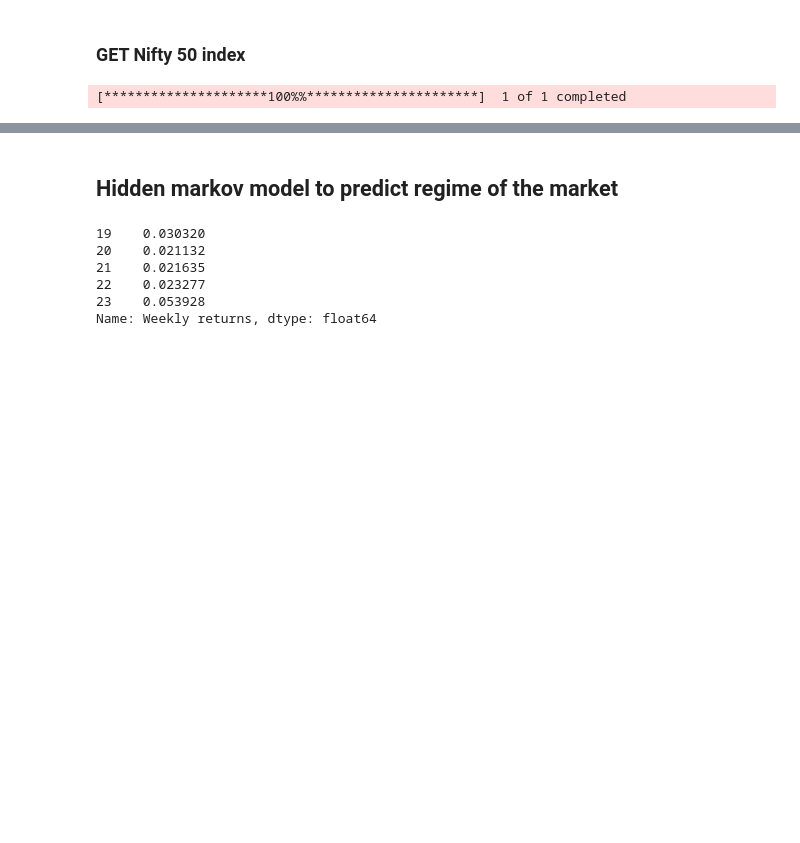
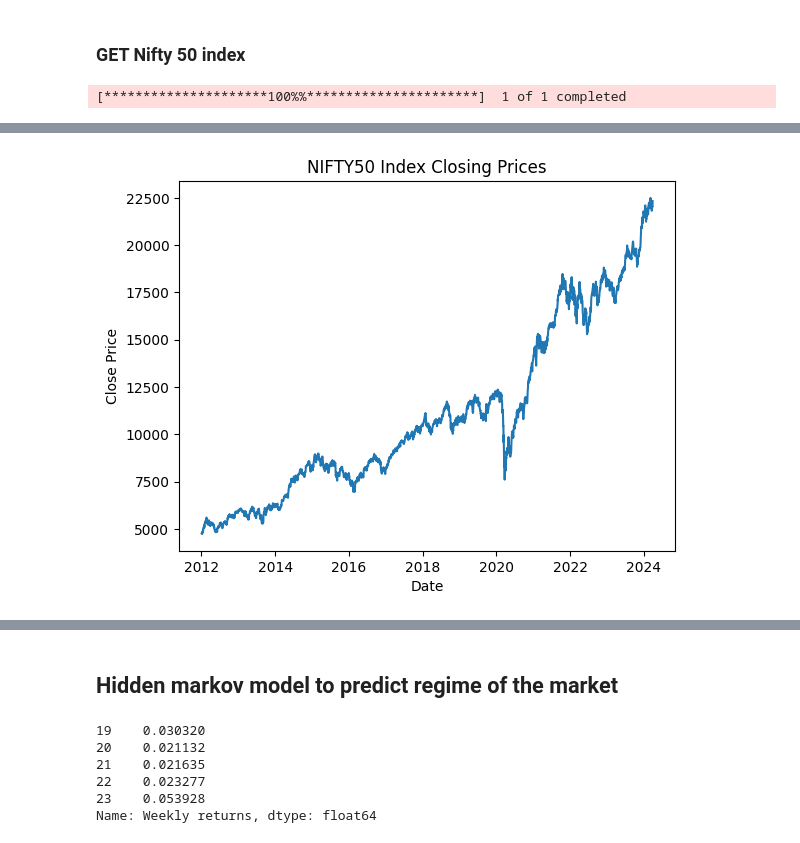
Before and after one commit to lakshman2003/BTP, a Jupyter notebook: Code/test_code/Clustering.ipynb, the cells around one changed output, grey strips where cells are left out. Drawn from its saved outputs; the diff is of its cells as text; code cells hidden in the pictures; blank space fills up the shorter version.

```diff
--- a/Code/test_code/Clustering.ipynb
+++ b/Code/test_code/Clustering.ipynb
@@ -115,3 +82,6 @@ stock_data_with_indicators = calculate_technical_indicators(stock_data)
 stock_data_with_indicators.to_csv("../Dataset_Indicators/nifty50Index.csv")
 # %% [output]
 [*********************100%%**********************]  1 of 1 completed
+# %%
+nifty50index = pd.read_csv("../Dataset_Indicators/nifty50Index.csv")
+nifty50index.head(10)
@@ -117,0 +114,9 @@ stock_data_with_indicators.to_csv("../Dataset_Indicators/nifty50Index.csv")
+# %%
+import matplotlib.pyplot as plt
+plt.plot(pd.to_datetime(nifty50index['Date']), nifty50index['Close'])
+plt.xlabel('Date')
+plt.ylabel('Close Price')
+plt.title('NIFTY50 Index Closing Prices')
+plt.show()
+# %% [output]
+[figure, added]
```
Also changed, not shown: parts of 31 cells of this notebook.
